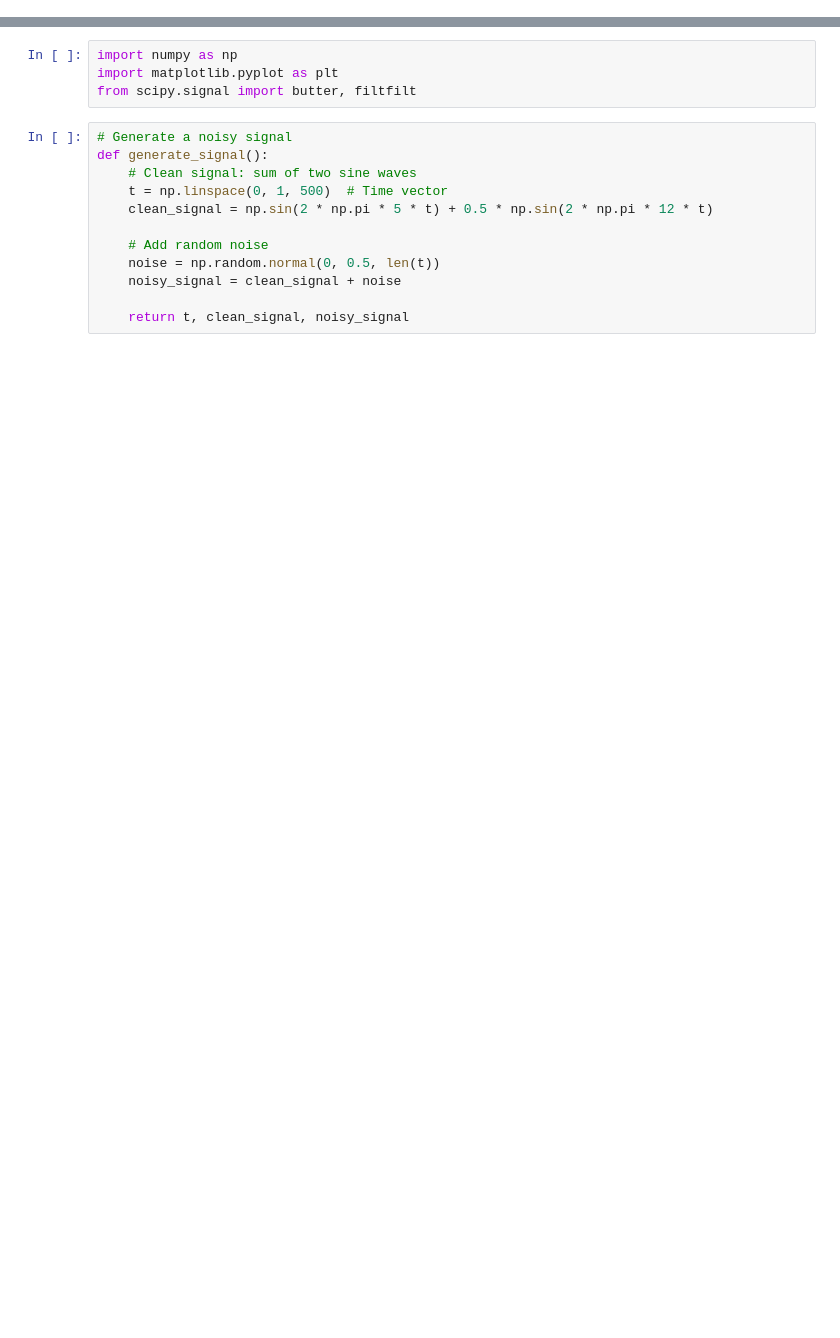
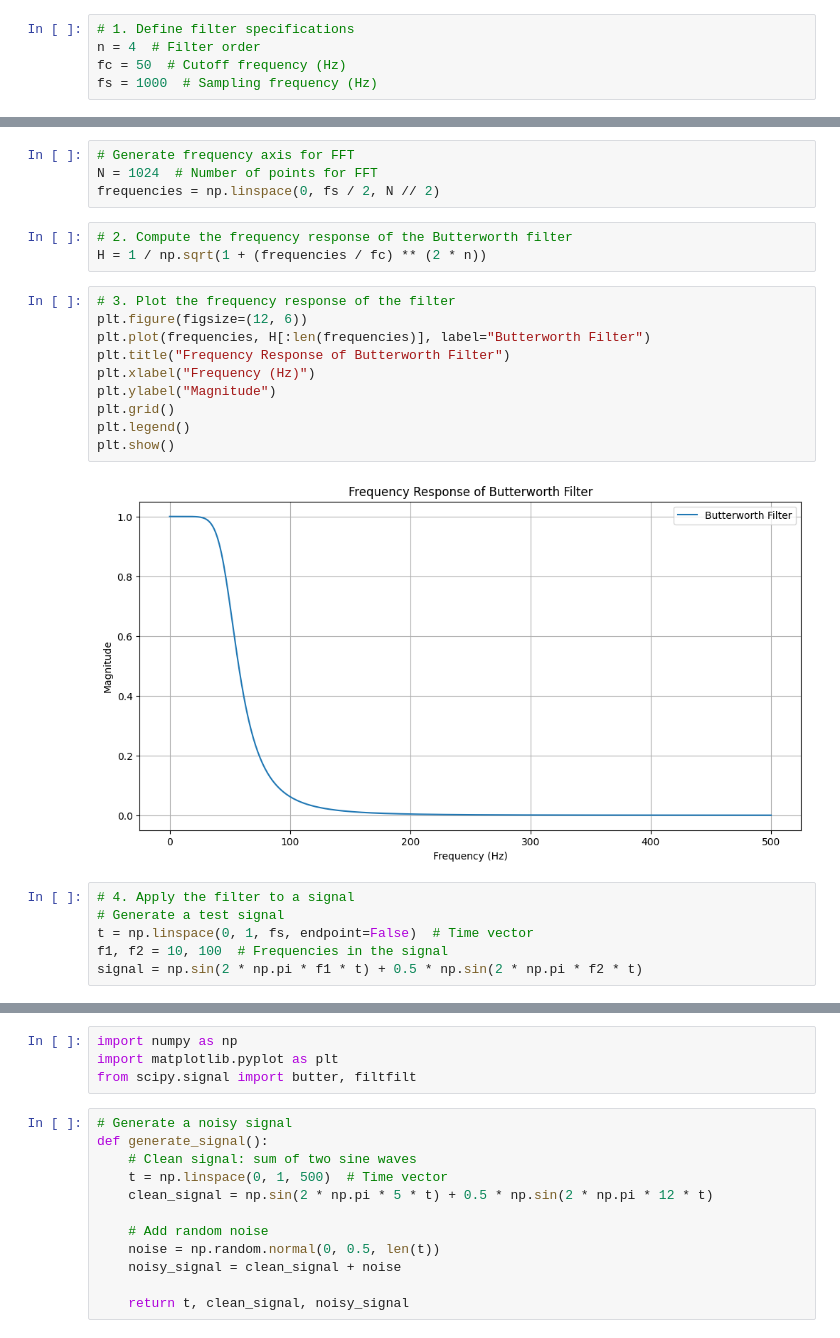
Before and after one commit to amlatif/Evolutionary-Computation, a Jupyter notebook: PSOButterworth.ipynb, the cells around one changed output, grey strips where cells are left out. Drawn from its saved outputs; the diff is of its cells as text; blank space fills up the shorter version.

```diff
--- a/PSOButterworth.ipynb
+++ b/PSOButterworth.ipynb
@@ -0,0 +206,5 @@
+# %%
+# 1. Define filter specifications
+n = 4  # Filter order
+fc = 50  # Cutoff frequency (Hz)
+fs = 1000  # Sampling frequency (Hz)
@@ -0,0 +276,25 @@
+# %%
+# Generate frequency axis for FFT
+N = 1024  # Number of points for FFT
+frequencies = np.linspace(0, fs / 2, N // 2)
+# %%
+# 2. Compute the frequency response of the Butterworth filter
+H = 1 / np.sqrt(1 + (frequencies / fc) ** (2 * n))
+# %%
+# 3. Plot the frequency response of the filter
+plt.figure(figsize=(12, 6))
+plt.plot(frequencies, H[:len(frequencies)], label="Butterworth Filter")
+plt.title("Frequency Response of Butterworth Filter")
+plt.xlabel("Frequency (Hz)")
+plt.ylabel("Magnitude")
+plt.grid()
+plt.legend()
+plt.show()
+# %% [output]
+[figure, added]
+# %%
+# 4. Apply the filter to a signal
+# Generate a test signal
+t = np.linspace(0, 1, fs, endpoint=False)  # Time vector
+f1, f2 = 10, 100  # Frequencies in the signal
+signal = np.sin(2 * np.pi * f1 * t) + 0.5 * np.sin(2 * np.pi * f2 * t)
```
Also changed, not shown: parts of 27 cells of this notebook.
